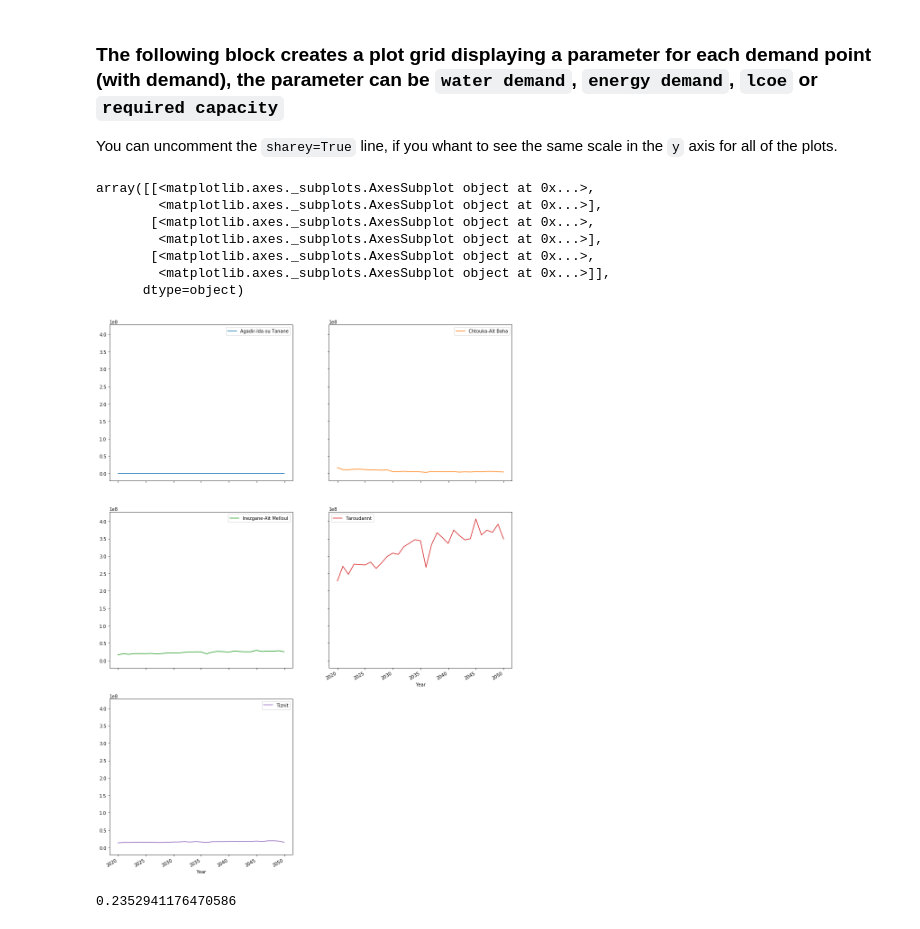
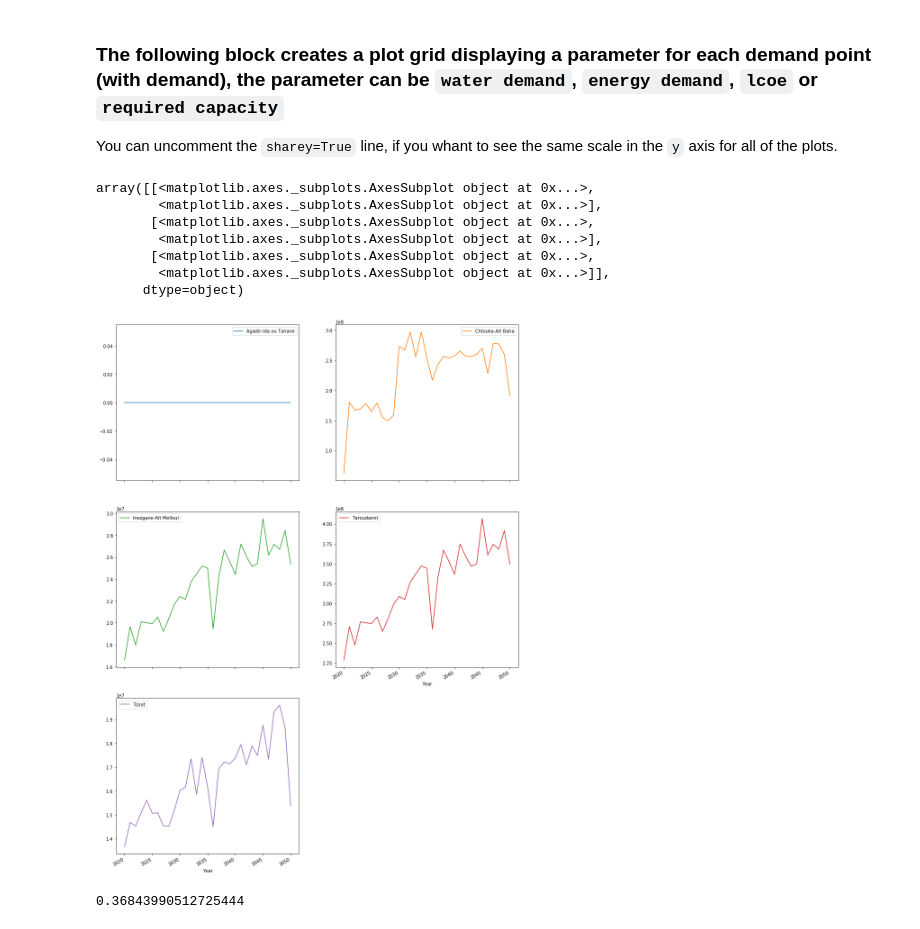
Before and after one commit to KTH-dESA/FAO, a Jupyter notebook: energy_demand_runner-Souss-Massa all scenarios.ipynb, the cells around one changed output. Drawn from its saved outputs; the diff is of its cells as text; code cells hidden in the pictures.

```diff
--- a/energy_demand_runner-Souss-Massa all scenarios.ipynb
+++ b/energy_demand_runner-Souss-Massa all scenarios.ipynb
@@ -278,24 +332,24 @@ You can uncomment the `sharey=True` line, if you whant to see the same scale in
 # %%
 dff = sm_cropland.lcoe.reset_index().groupby(['province', 'Year']).sum().reset_index().dropna().pivot('Year','province','energy demand')
 amount = dff.columns.shape[0] + 1
 dff.plot(subplots=True,
          layout=(int(amount/2), 2),
          figsize=(16,24),
-         sharey=True
+#          sharey=True
         )
 # %% [output]
 array([[<matplotlib.axes._subplots.AxesSubplot object at 0x...>,
         <matplotlib.axes._subplots.AxesSubplot object at 0x...>],
        [<matplotlib.axes._subplots.AxesSubplot object at 0x...>,
         <matplotlib.axes._subplots.AxesSubplot object at 0x...>],
        [<matplotlib.axes._subplots.AxesSubplot object at 0x...>,
         <matplotlib.axes._subplots.AxesSubplot object at 0x...>]],
       dtype=object)
-[figure, old version]
+[figure, new version]
 # %%
-df = sm_cropland.technologies['Grid pump'].lcoe
-df.loc[df.year==2020].lcoe.min()
+df = sm_cropland.technologies['Solar PV'].lcoe
+df.loc[(df.year==2020)].lcoe.max()
 # inx = df.loc[(df.year==2020)&(df.lcoe>=1)].index
 # df.loc[(df.year==2020)&(df.lcoe<=0.14)]
 # %% [output]
-0.2352941176470586
+0.36843990512725444
```
Also changed, not shown: parts of 18 cells of this notebook, 24 other files.
